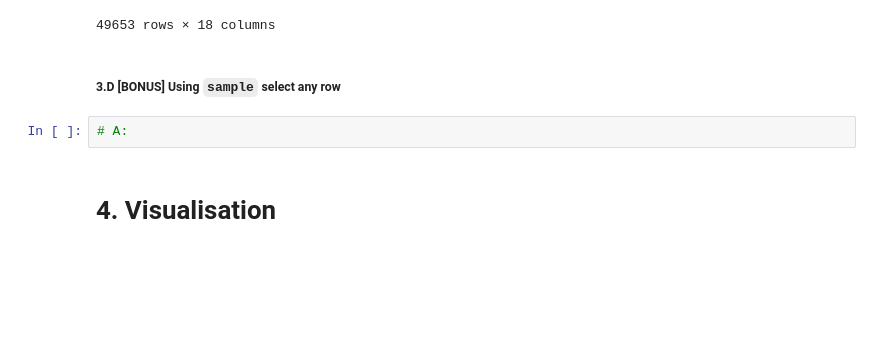
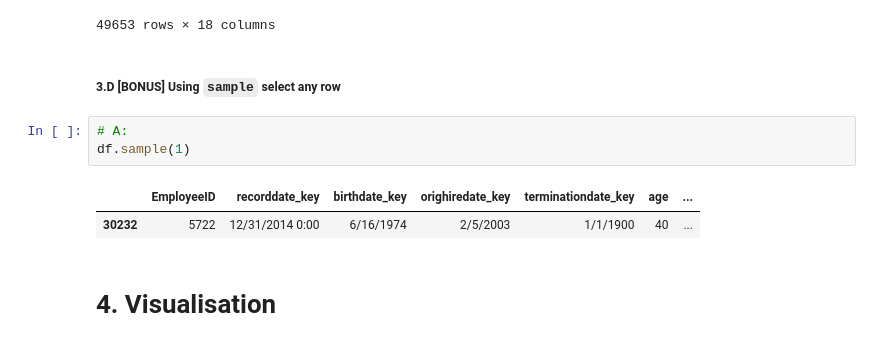
Before and after one commit to sameerhingoro/IOD, a Jupyter notebook: IOD_Lab_1_1_3_Pandas.ipynb, the cells around one changed output. Saved outputs shown, nothing was run; the diff lists cells and outputs as text; blank space fills up the shorter version.

```diff
--- a/IOD_Lab_1_1_3_Pandas.ipynb
+++ b/IOD_Lab_1_1_3_Pandas.ipynb
@@ -396,6 +396,10 @@ df.sort_values("age")
 ##### 3.D [BONUS] Using `sample` select any row
 # %%
 # A:
+df.sample(1)
+# %% [output]
+|  | EmployeeID | recorddate_key | birthdate_key | orighiredate_key | terminationdate_key | age | ... |
+| 30232 | 5722 | 12/31/2014 0:00 | 6/16/1974 | 2/5/2003 | 1/1/1900 | 40 | ... |
 # %% [markdown]
 # 4. Visualisation
 # %% [markdown]
```
Also changed, not shown: parts of 3 cells of this notebook.
